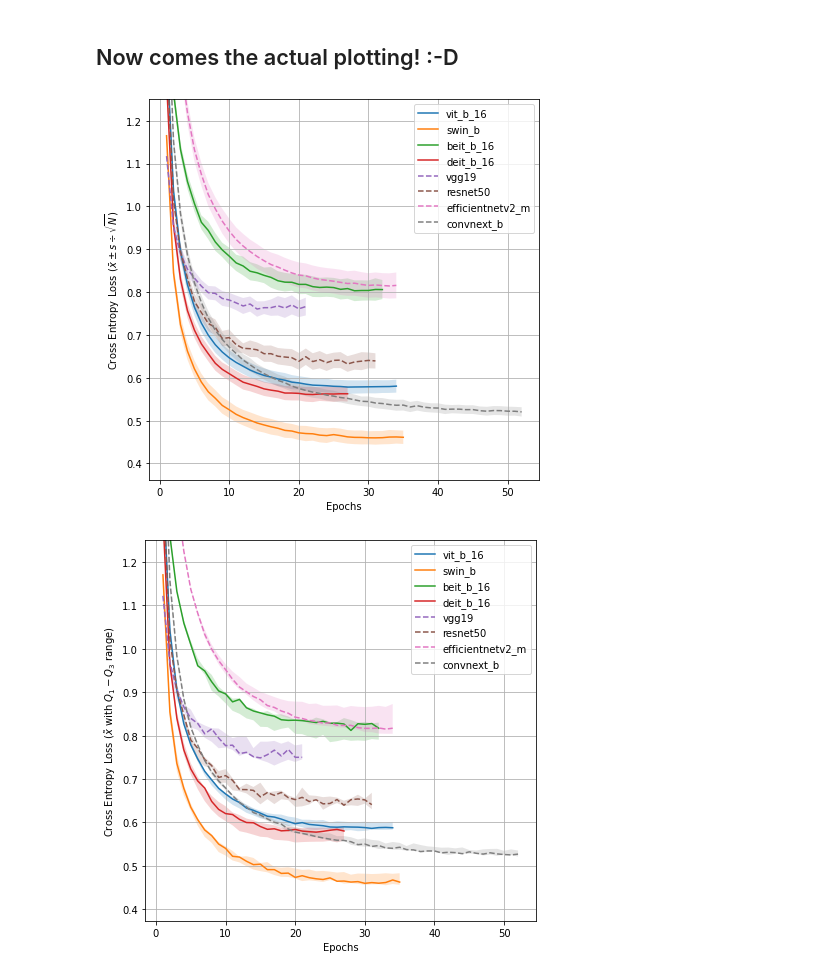
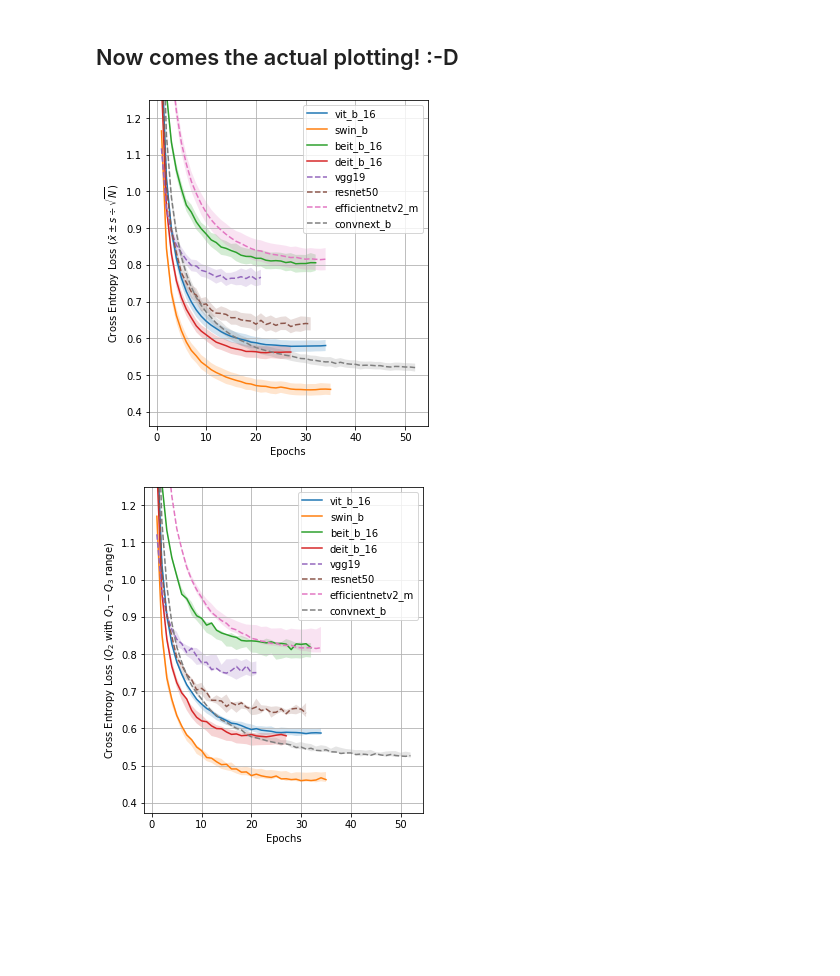
Before and after one commit to IndoorAdventurer/ViTTransferLearningForArtClassification, a Jupyter notebook: result_analysis/validation_analysis.ipynb, the cells around one changed output. Drawn from its saved outputs; the diff is of its cells as text; code cells hidden in the pictures; blank space fills up the shorter version.

```diff
--- a/result_analysis/validation_analysis.ipynb
+++ b/result_analysis/validation_analysis.ipynb
@@ -88,26 +88,27 @@ for model in models:
 # %%
 # Plotting mean loss
 for model in models:
     df = models[model]["df"]
     x = [idx + 1 for idx in range(len(df))]
     y = df["mean_loss"].to_list()
     ybott = df["low_bound_loss"].to_list()
     ytop = df["up_bound_loss"].to_list()
     ls = "-" if models[model]["vit"] else "--"
     plt.plot(x, y, label=model, linestyle=ls)
     plt.fill_between(x, y1=ybott, y2=ytop, alpha=0.2)
 
 plt.legend()
 plt.grid()
 plt.xlabel("Epochs")
 plt.ylabel(r"Cross Entropy Loss ($\bar{x} \pm s \div \sqrt{N}$)")
 plt.ylim(top=1.25)
 
 fig = plt.gcf()
-fig.set_size_inches(7,7)
-plt.show()
+fig.set_size_inches(5, 6)
+plt.savefig(os.path.join(target_dir, "mean_loss.svg"), format="svg")
+#plt.show()
 # %% [output]
-[figure, old version]
+[figure, new version]
 # %%
 # Plotting median loss
 for model in models:
@@ -129,10 +130,11 @@ plt.ylabel(r"Cross Entropy Loss ($Q_2$ with $Q_1 - Q_3$ range)")
 plt.ylim(top=1.25)
 
 fig = plt.gcf()
-fig.set_size_inches(7,7)
-plt.show()
+fig.set_size_inches(5, 6)
+plt.savefig(os.path.join(target_dir, "median_loss.svg"), format="svg")
+#plt.show()
 # %% [output]
-[figure, old version]
+[figure, new version]
 # %%
 # Plotting mean accuracy
 for model in models:
```
Also changed, not shown: parts of 2 cells of this notebook, 10 other files.
